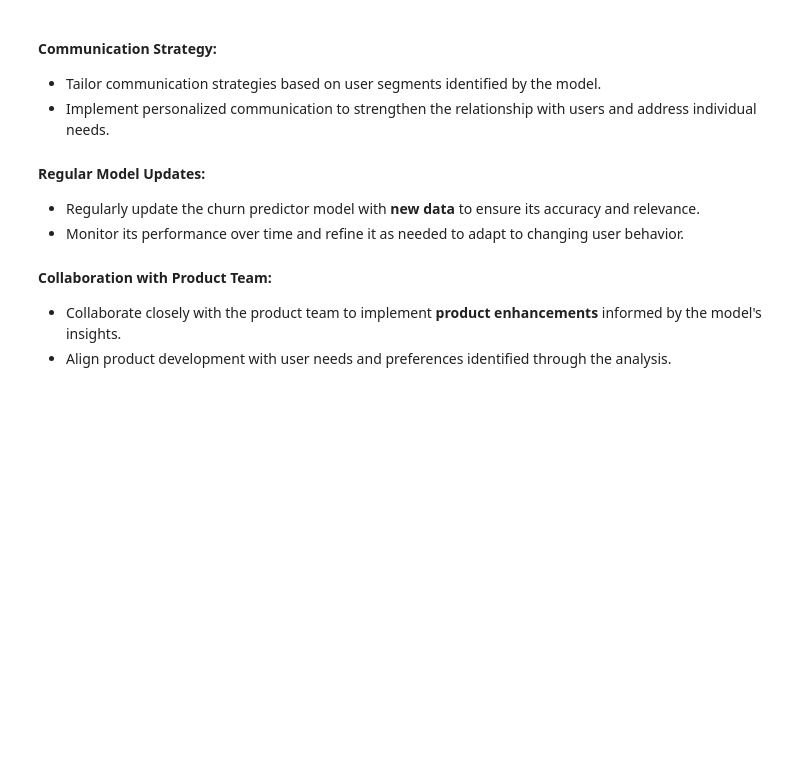
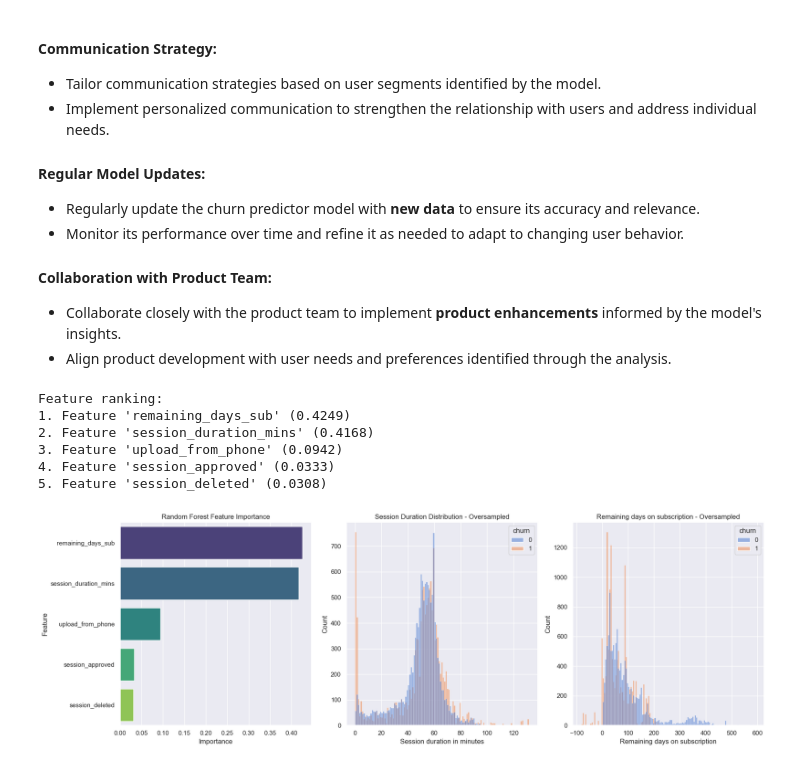
Before and after one commit to lmarelli/RandomForests, a Jupyter notebook: ML_ExecRep.ipynb, the cells around one changed output. Drawn from its saved outputs; the diff is of its cells as text; code cells hidden in the pictures; blank space fills up the shorter version.

```diff
--- a/ML_ExecRep.ipynb
+++ b/ML_ExecRep.ipynb
@@ -41,26 +42,13 @@ Now, oversampling is like adding more rainy day pictures to your collection, mak
 
 So, in simple terms, oversampling is about making sure the computer learns from a good mix of examples, so it doesn't just predict the majority situation all the time and gets better at handling different scenarios.
 # %%
+import pandas as pd
 import matplotlib.pyplot as plt
 import seaborn as sns
 from sklearn.utils import resample
 from sklearn.model_selection import train_test_split
 
-## INTRUCTIONS: replace with you session_data.csv filepath
-path = "C:/Users/Luciano/Downloads/session_data.csv"
-## EXECUTE
-
-session_data = pd.read_csv(path)
-session_data = session_data.dropna()
-
-session_data['session_created'] = pd.to_datetime(session_data['session_created'], format='%d-%b-%y')
-session_data['subscription_start'] = pd.to_datetime(session_data['subscription_start'], format='%d-%b-%y')
-session_data['subscription_end'] = pd.to_datetime(session_data['subscription_end'], format='%d-%b-%y')
-session_data['remaining_days_sub'] = (session_data['subscription_end'] - session_data['session_created']).dt.days
-session_data['churn'] = (session_data['subscription_end'] < '2023-04-07').astype(int)
-
-
-session_data = pd.read_csv("C:/Users/Luciano/Downloads/session_data.csv")
+session_data = pd.read_csv('session_data.csv')
 session_data = session_data.dropna()
 
 session_data['session_created'] = pd.to_datetime(session_data['session_created'], format='%d-%b-%y')
@@ -283,3 +269,50 @@ Based on the analysis of the customer churn predictor model, here are some actio
 #### Collaboration with Product Team:
 * Collaborate closely with the product team to implement **product enhancements** informed by the model's insights.
 * Align product development with user needs and preferences identified through the analysis.
+# %%
+import numpy as np
+
+# Get feature importances
+feature_importances = clf.feature_importances_
+
+# Get feature names
+feature_names = X_train_os.columns  # Replace with your actual feature names
+
+# Sort features based on importance
+sorted_idx = np.argsort(feature_importances)[::-1]
+
+# Print feature importance ranking
+print("Feature ranking:")
+for i in range(len(feature_names)):
+    print(f"{i + 1}. Feature '{feature_names[sorted_idx[i]]}' ({feature_importances[sorted_idx[i]]:.4f})")
+
+# Set up the subplots
+fig, axes = plt.subplots(nrows=1, ncols=3, figsize=(18, 6))
+
+# Plot 1: Random Forest Feature Importance
+sns.barplot(x=feature_importances[sorted_idx], y=feature_names[sorted_idx], ax=axes[0], palette='viridis')
+axes[0].set_title("Random Forest Feature Importance")
+axes[0].set_xlabel("Importance")
+axes[0].set_ylabel("Feature")
+
+# Plot 2: Session Duration Distribution - Oversampled
+ax1 = sns.histplot(x='session_duration_mins', data=oversampled_data, hue='churn', palette='muted', ax=axes[1])
+ax1.set(xlabel='Session duration in minutes', ylabel='Count', title='Session Duration Distribution - Oversampled')
+
+# Plot 3: Remaining Days on Subscription Distribution - Oversampled
+ax2 = sns.histplot(x='remaining_days_sub', data=oversampled_data, hue='churn', palette='muted', ax=axes[2])
+ax2.set(xlabel='Remaining days on subscription', ylabel='Count', title='Remaining days on subscription - Oversampled')
+
+# Adjust layout
+plt.tight_layout()
+
+# Show the plots
+plt.show()
+# %% [output]
+Feature ranking:
+1. Feature 'remaining_days_sub' (0.4249)
+2. Feature 'session_duration_mins' (0.4168)
+3. Feature 'upload_from_phone' (0.0942)
+4. Feature 'session_approved' (0.0333)
+5. Feature 'session_deleted' (0.0308)
+[figure, added]
```
Also changed, not shown: parts of 5 cells of this notebook.
